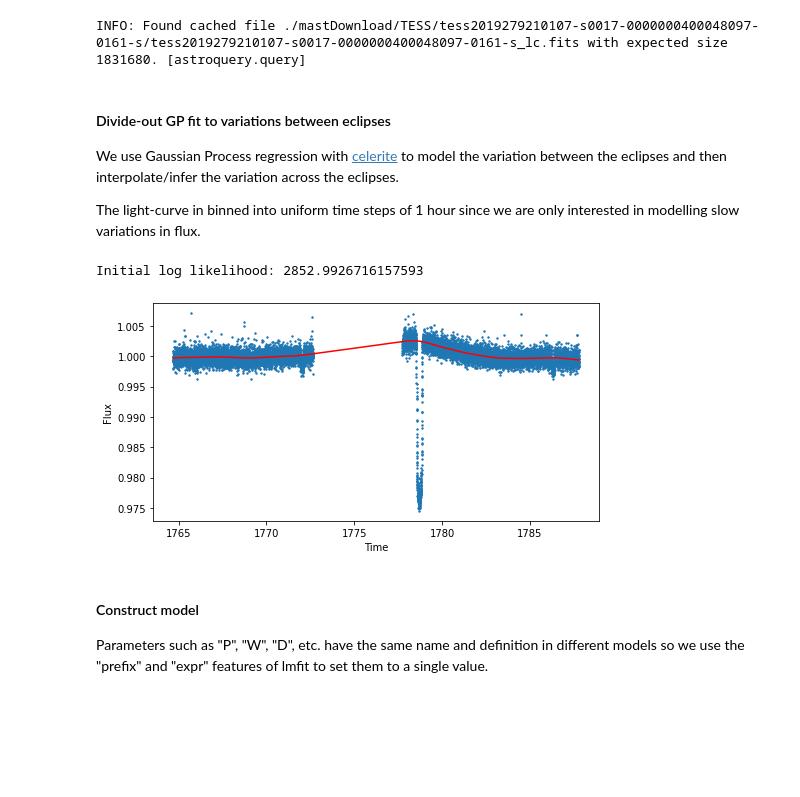
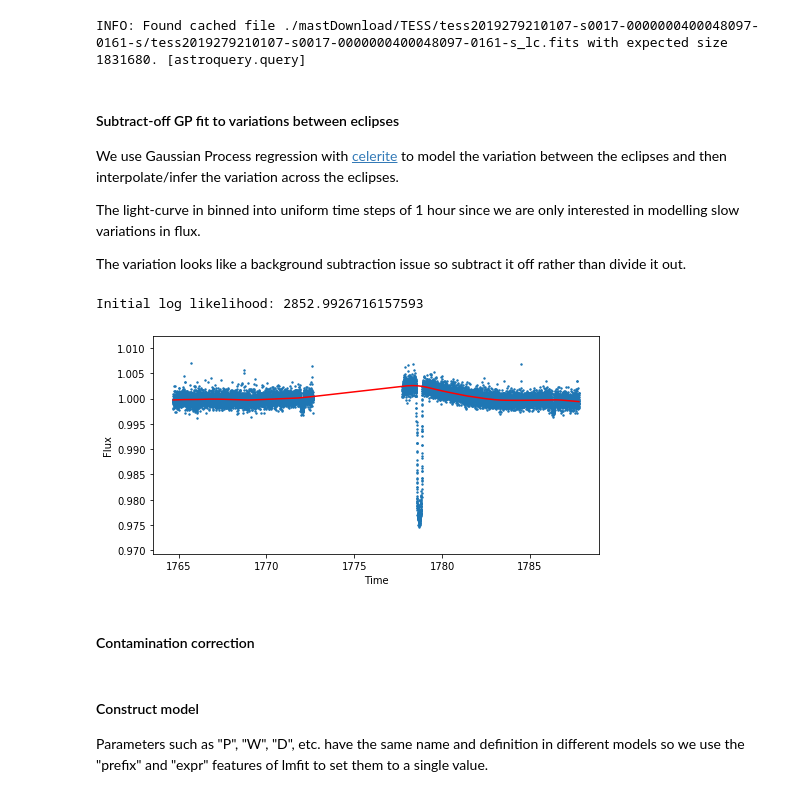
Before and after one commit to pmaxted/pycheops, a Jupyter notebook: pycheops/examples/Notebooks/TESS_fit_EBLM.ipynb, the cells around one changed output. Cells and saved outputs as stored; diff of their text form; code cells hidden in the pictures; blank space fills up the shorter version.

```diff
--- a/pycheops/examples/Notebooks/TESS_fit_EBLM.ipynb
+++ b/pycheops/examples/Notebooks/TESS_fit_EBLM.ipynb
@@ -62,11 +62,13 @@ for obs in Observations.query_criteria(filters=["TESS"],target_name=TIC):
 # %% [output]
 INFO: Found cached file ./mastDownload/TESS/tess2019279210107-s0017-0000000400048097-0161-s/tess2019279210107-s0017-0000000400048097-0161-s_lc.fits with expected size 1831680. [astroquery.query]
 # %% [markdown]
-#### Divide-out GP fit to variations between eclipses
+#### Subtract-off GP fit to variations between eclipses
 
 We use Gaussian Process regression with [celerite](https://celerite.readthedocs.io/en/stable/) to model the variation between the eclipses and then interpolate/infer the variation across the eclipses.
 
  The light-curve in binned into uniform time steps of 1 hour since we are only interested in modelling slow variations in flux.
+
+ The variation looks like a background subtraction issue so subtract it off rather than divide it out.
 # %%
 phase = ((((tjd - (T0))/P % 1)+0.25) % 1) - 0.25
 mask_out = ((abs(phase) > pwidth/2) & (abs(phase-phsec)>swidth/2)).nonzero()
@@ -94,32 +96,34 @@ f_bin = f_bin[mask_not_empty]
 e_bin = e_bin[mask_not_empty]
 
 Q = 1.0
 w0 = 1.0
 S0 = np.var(f_bin) / (w0 * Q)
 bounds = dict(log_S0=(-25, 15), log_Q=(-15, 15), log_omega0=(-15, 25))
 kernel = terms.SHOTerm(log_S0=np.log(S0), log_Q=np.log(Q), log_omega0=np.log(w0),
                         bounds=bounds)
 gp = celerite.GP(kernel, mean=np.mean(f_bin))
 gp.compute(t_bin, yerr=e_bin)  # You always need to call compute once.
 print("Initial log likelihood: {0}".format(gp.log_likelihood(f_bin)))
 def neg_log_like(params, f_bin, gp):
     gp.set_parameter_vector(params)
     return -gp.log_likelihood(f_bin)
 
 initial_params = gp.get_parameter_vector()
 bounds = gp.get_parameter_bounds()
 
 r = minimize(neg_log_like, initial_params, method="L-BFGS-B", bounds=bounds, args=(f_bin, gp))
 gp.set_parameter_vector(r.x)
 pred_mean = gp.predict(f_bin, tjd,return_cov=False,return_var=False)
 
 fig1, ax1 = subplots(figsize=(8,4))
 ax1.scatter(tjd,flux,s=2)
 ax1.plot(tjd, pred_mean, color='r')
 ax1.set_xlabel('Time')
 ax1.set_ylabel('Flux')
 
-flux = flux/pred_mean
+flux = 1 + flux - pred_mean
 # %% [output]
 Initial log likelihood: 2852.9926716157593
-[figure, old version]
+[figure, new version]
+# %% [markdown]
+#### Contamination correction
```
Also changed, not shown: parts of 10 cells of this notebook, 3 other files.
